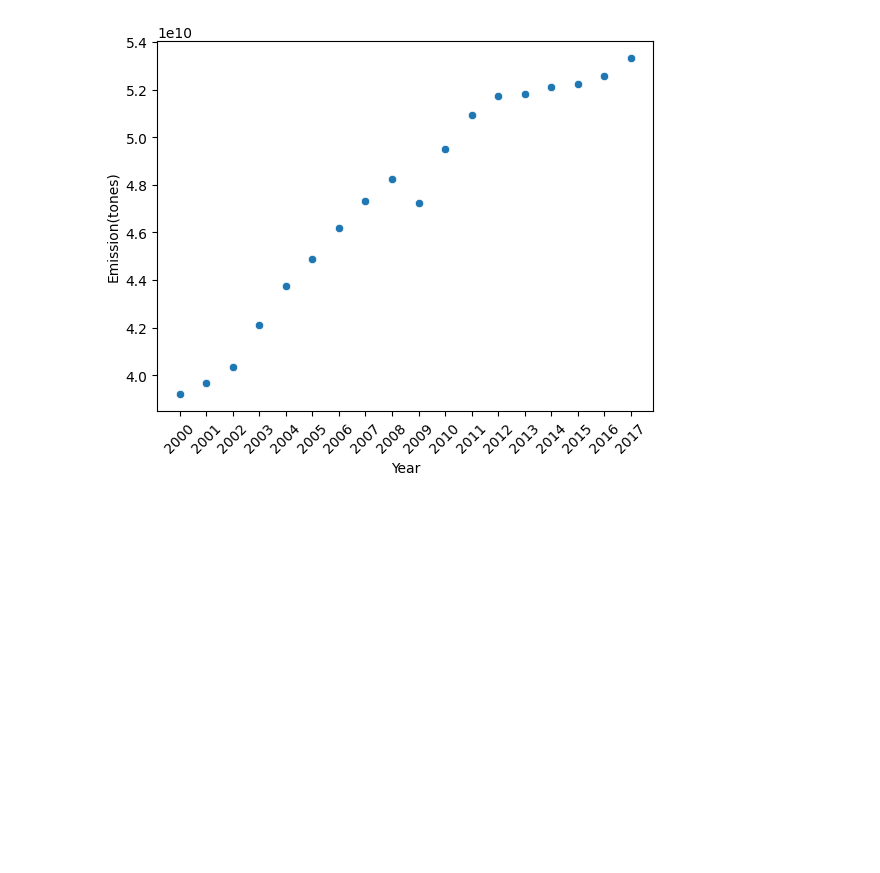
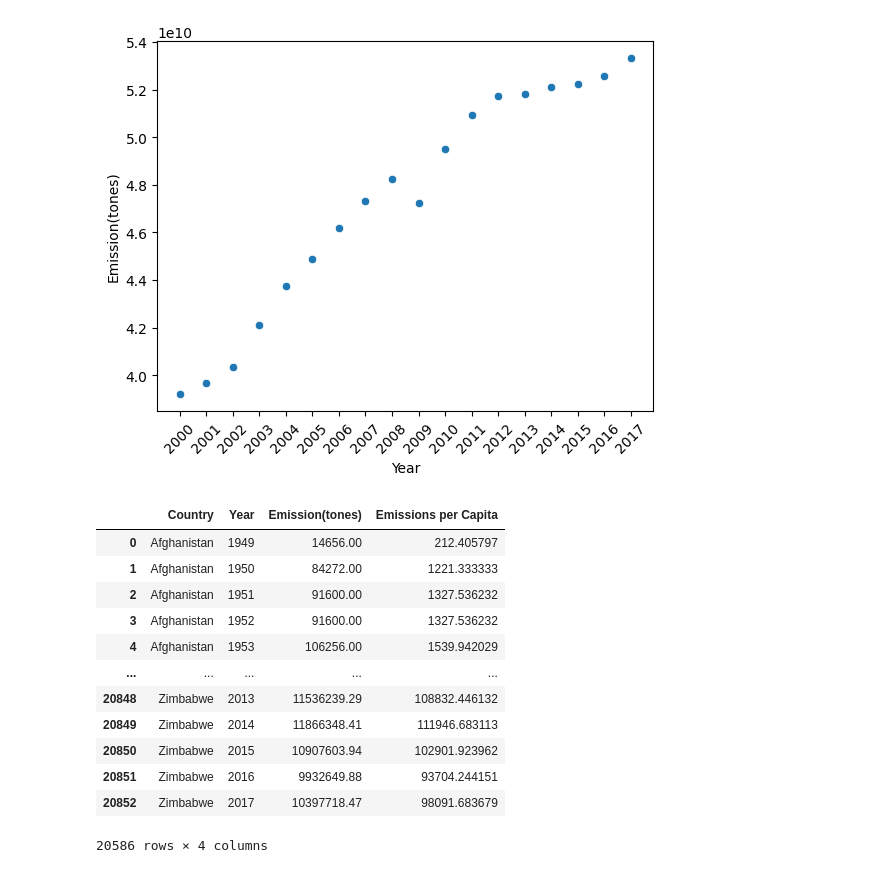
Before and after one commit to abhaygzb15/CO2-Emission-Analysis-and-Prediction, a Jupyter notebook: Emission Analysis/CO2 data analysis.ipynb, the cells around one changed output. Drawn from its saved outputs; the diff is of its cells as text; code cells hidden in the pictures; blank space fills up the shorter version.

```diff
--- a/Emission Analysis/CO2 data analysis.ipynb
+++ b/Emission Analysis/CO2 data analysis.ipynb
@@ -396,3 +396,19 @@ plt.xticks(ticks=df2['Year'], labels=df2['Year'], rotation=45)
 plt.show()
 # %% [output]
 [figure]
+# %%
+df
+# %% [output]
+|  | Country | Year | Emission(tones) | Emissions per Capita |
+| 0 | Afghanistan | 1949 | 14656.00 | 212.405797 |
+| 1 | Afghanistan | 1950 | 84272.00 | 1221.333333 |
+| 2 | Afghanistan | 1951 | 91600.00 | 1327.536232 |
+| 3 | Afghanistan | 1952 | 91600.00 | 1327.536232 |
+| 4 | Afghanistan | 1953 | 106256.00 | 1539.942029 |
+| ... | ... | ... | ... | ... |
+| 20848 | Zimbabwe | 2013 | 11536239.29 | 108832.446132 |
+| 20849 | Zimbabwe | 2014 | 11866348.41 | 111946.683113 |
+| 20850 | Zimbabwe | 2015 | 10907603.94 | 102901.923962 |
+| 20851 | Zimbabwe | 2016 | 9932649.88 | 93704.244151 |
+| 20852 | Zimbabwe | 2017 | 10397718.47 | 98091.683679 |
+20586 rows × 4 columns
```
Also changed, not shown: parts of 3 cells of this notebook.
